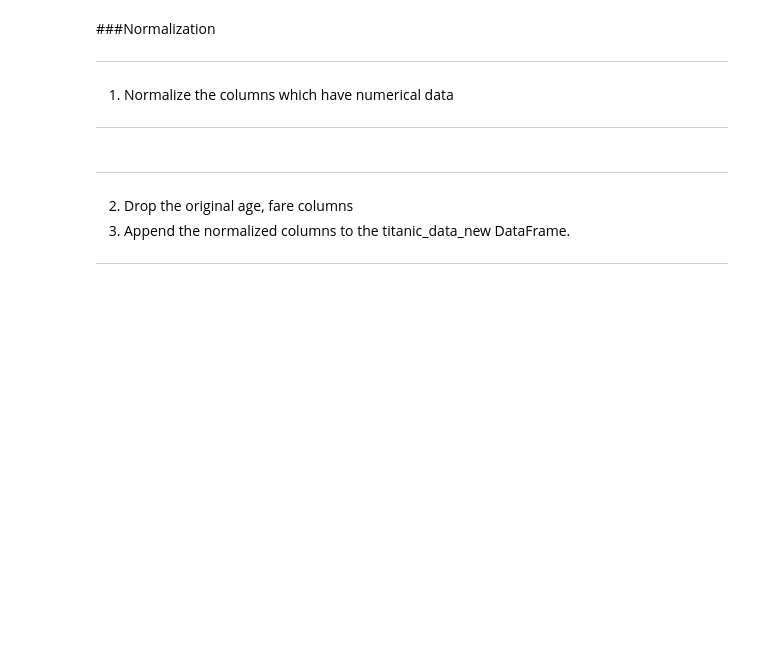
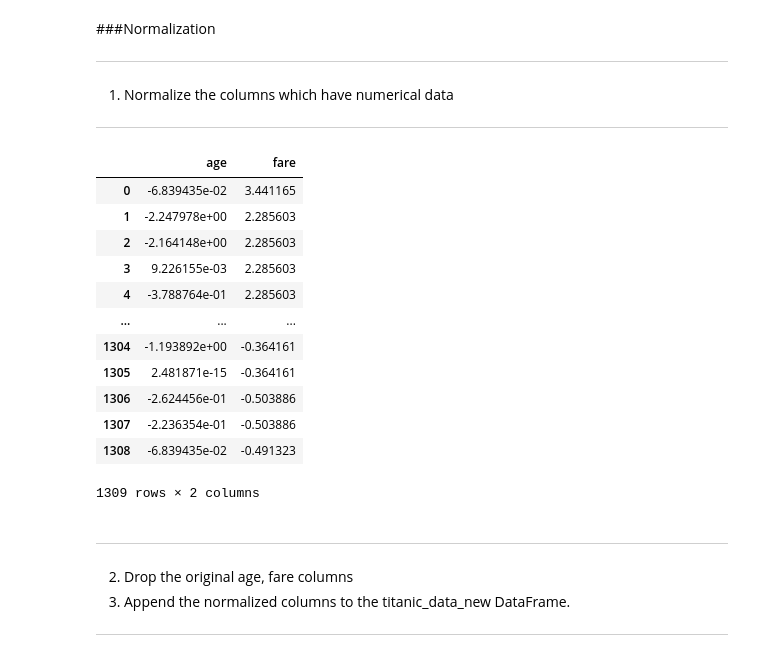
Before and after one commit to krucx/SHALA2020, a Jupyter notebook: Assignment_1_DS.ipynb, the cells around one changed output. Drawn from its saved outputs; the diff is of its cells as text; code cells hidden in the pictures; blank space fills up the shorter version.

```diff
--- a/Assignment_1_DS.ipynb
+++ b/Assignment_1_DS.ipynb
@@ -360,3 +355,22 @@ titanic_data_new["fare"] = (titanic_data_new["fare"]-titanic_data_new["fare"].me
+# %%
+NAgeFare = titanic_data_new.loc[:,["age","fare"]]
+NAgeFare["age"] = (NAgeFare["age"]-NAgeFare["age"].mean())/NAgeFare["age"].std()
+NAgeFare["fare"] = (NAgeFare["fare"]-NAgeFare["fare"].mean())/NAgeFare["fare"].std()
+NAgeFare
+# %% [output]
+|  | age | fare |
+| 0 | -6.839435e-02 | 3.441165 |
+| 1 | -2.247978e+00 | 2.285603 |
+| 2 | -2.164148e+00 | 2.285603 |
+| 3 | 9.226155e-03 | 2.285603 |
+| 4 | -3.788764e-01 | 2.285603 |
+| ... | ... | ... |
+| 1304 | -1.193892e+00 | -0.364161 |
+| 1305 | 2.481871e-15 | -0.364161 |
+| 1306 | -2.624456e-01 | -0.503886 |
+| 1307 | -2.236354e-01 | -0.503886 |
+| 1308 | -6.839435e-02 | -0.491323 |
+1309 rows × 2 columns
 # %% [markdown]
 
 
```
Also changed, not shown: parts of 9 cells of this notebook.
